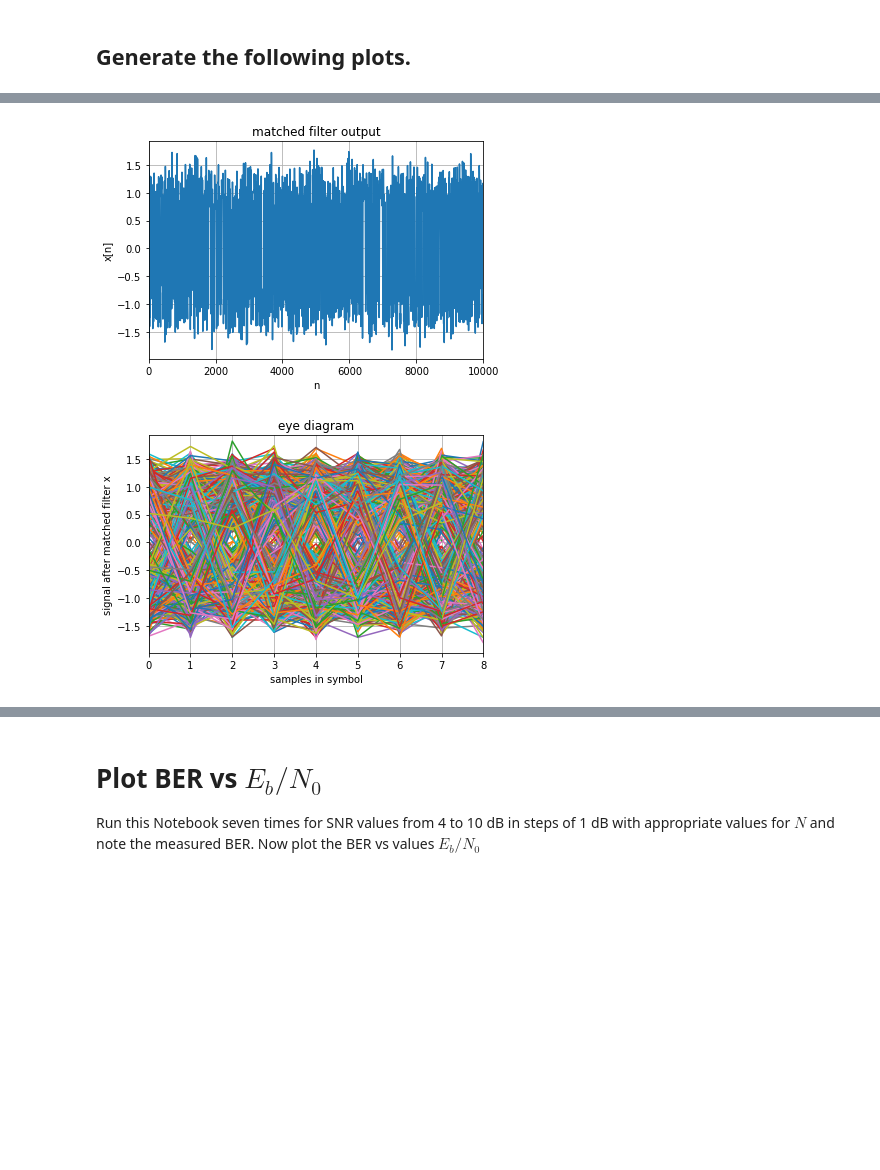
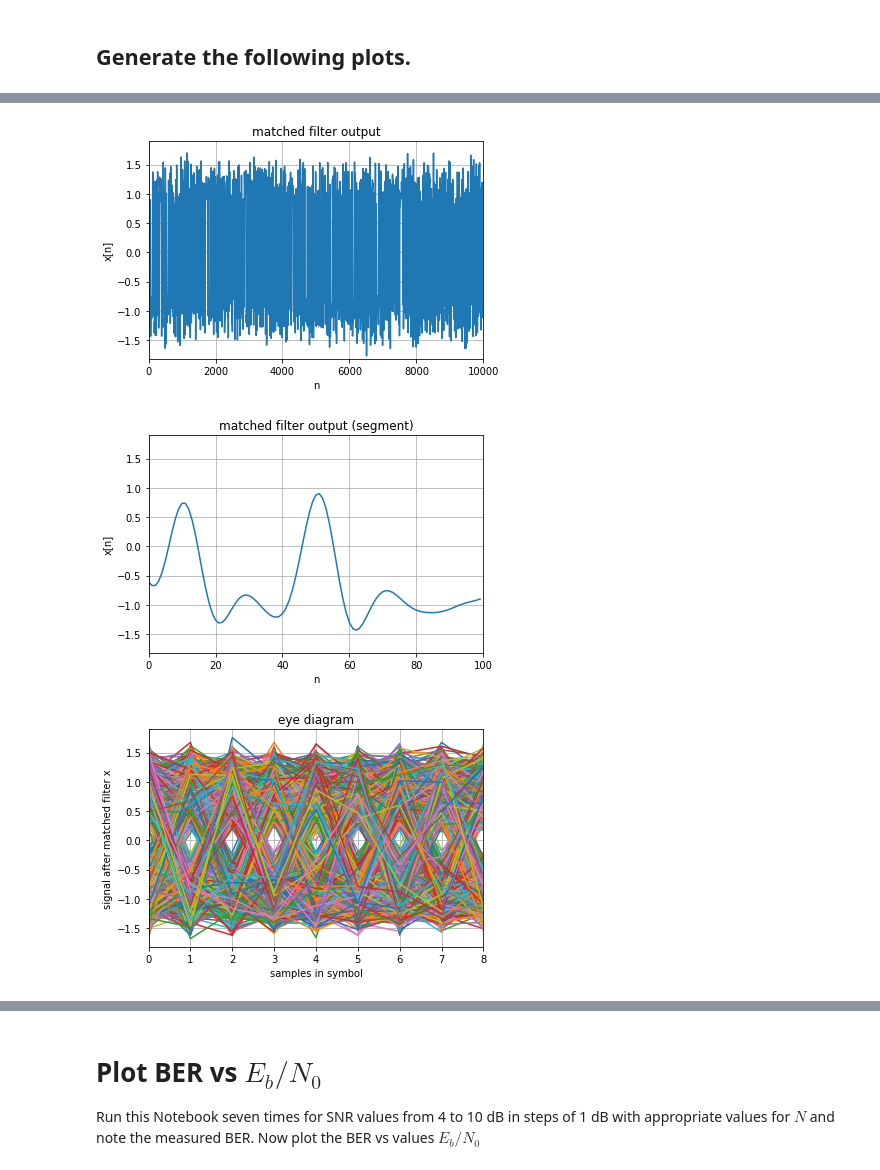
Before and after one commit to alexm-imag/dclab2, a Jupyter notebook: DC_Lab2.ipynb, the cells around one changed output, grey strips where cells are left out. Drawn from its saved outputs; the diff is of its cells as text; code cells hidden in the pictures; blank space fills up the shorter version.

```diff
--- a/DC_Lab2.ipynb
+++ b/DC_Lab2.ipynb
@@ -46,11 +46,10 @@ import scipy.signal as sp                   # Signal processing
 The random genrator shall generate a binary sequence of length N
 # %%
 # The binary random sequence generator
-#N = int(input('Please choose an appropriate sequence length N: '))
-N = 100000
+N = int(input('Please choose an appropriate sequence length N: '))
 print('Sequence length N= ',N)
 # insert your code from here (this example is provided by your supervisor)
 bin_seq = np.random.randint(2, size=N)
-#print('binary sequence = ',bin_seq)
+print('binary sequence = ',bin_seq)
 t = np.arange(0, N)
 # %% [output]
@@ -73,8 +74,7 @@ What steps have to be taken in the modulator? Answer below:
 According to the desired modulation scheme (unipolar or bipolar) the incoming bits have to be mapped to the transmission pulse. In the case of unipolar modulation, e.g. a binary '1' gets mapped to p(t), while a binary '0' gets mapped to  0. For bipolar modulation the association would be '1' to p(t) and '0' to -p(t). At this point is does not matter, what kind of pulse is used for transmission (e.g. rect, RRC, ...). Also the mapping from of the bits to the pulses is arbritrary. The performance of the modulator would stay the same if for example in the bipolar case '1' would be mapped to -p(t) and '0' to p(t). However for modulation schemes, which map multiple bits onto a symbol a optimized mapping (as given by Gray coding) can be used to reduce the average bit error at a constant symbol error.
 # %%
 # The modulator
-#mod_type= int(input('unipolar: 0 or bipolar: 1?:  '))
-mod_type = 1
+mod_type= int(input('unipolar: 0 or bipolar: 1?:  '))
 print('modulation Type is ',mod_type)
 
 if(mod_type == 0):
@@ -96,15 +97,13 @@ upsampled_data[0::us_factor] = mod_data[::]
 upsampling by  8
 # %%
 #transmit filter
-#pulse_shape= int(input('Chose the pulse shape: rectangular (1) or RRC (2)?:  '))
-pulse_shape = 2
+pulse_shape= int(input('Chose the pulse shape: rectangular (1) or RRC (2)?:  '))
 print(' you have chosen: ',pulse_shape)
 
 T = us_factor
 
 if(pulse_shape == 2):
-    #a = float(input('select roll-off factor alpha:'))
-    a = 0.5
+    a = float(input('select roll-off factor alpha:'))
 
 if(pulse_shape == 1):
     h_rect = np.ones(us_factor)
@@ -226,16 +237,26 @@ plt.show()
 # %%
 # Plot the time signal after the matched filter but before the downsampler and the decision device.
 # Label the axes and provide a title.
 plt.plot(x)
 plt.xlim(0, N )
 plt.ylim(min(x), max(x))
 plt.xlabel('n')
 plt.ylabel('x[n]')
 plt.title('matched filter output')
 plt.grid(True)
 plt.show()
+
+plt.plot(x[0:100])
+plt.xlim(0, 100 )
+plt.ylim(min(x), max(x))
+plt.xlabel('n')
+plt.ylabel('x[n]')
+plt.title('matched filter output (segment)')
+plt.grid(True)
+plt.show()
 # %% [output]
-[figure, old version]
+[figure, new version]
+[figure, added]
 # %%
 #Plot the eye diagram measured after the matched filter and in front of the downsampler.
 #Label the axes and provide a title.
@@ -252,7 +273,7 @@ plt.title('eye diagram')
 plt.grid(True)
 plt.show()
 # %% [output]
-[figure, old version]
+[figure, new version]
 # %%
 #Plot the scatter diagram in front of the decision device. Label the axes and provide a title.
 #insert your code below
```
Also changed, not shown: parts of 9 cells of this notebook.
